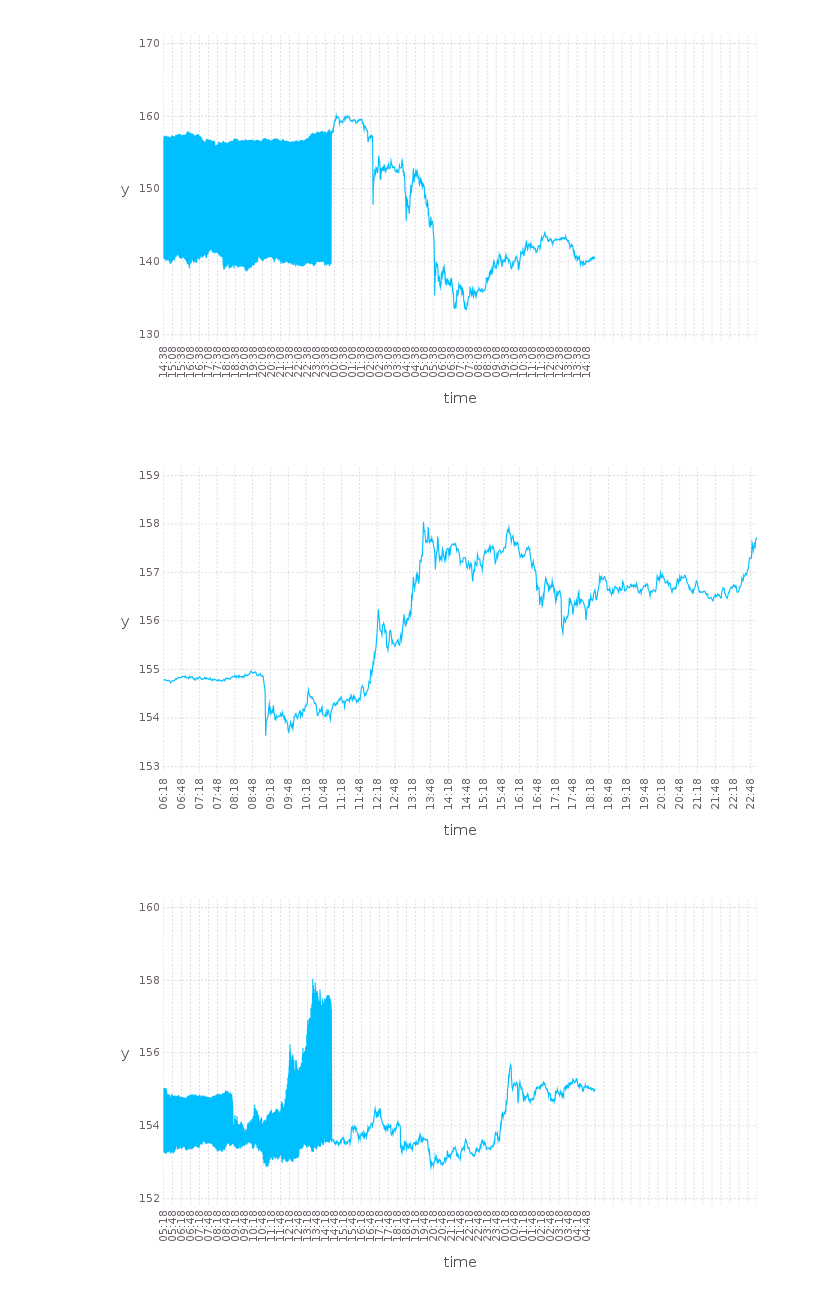
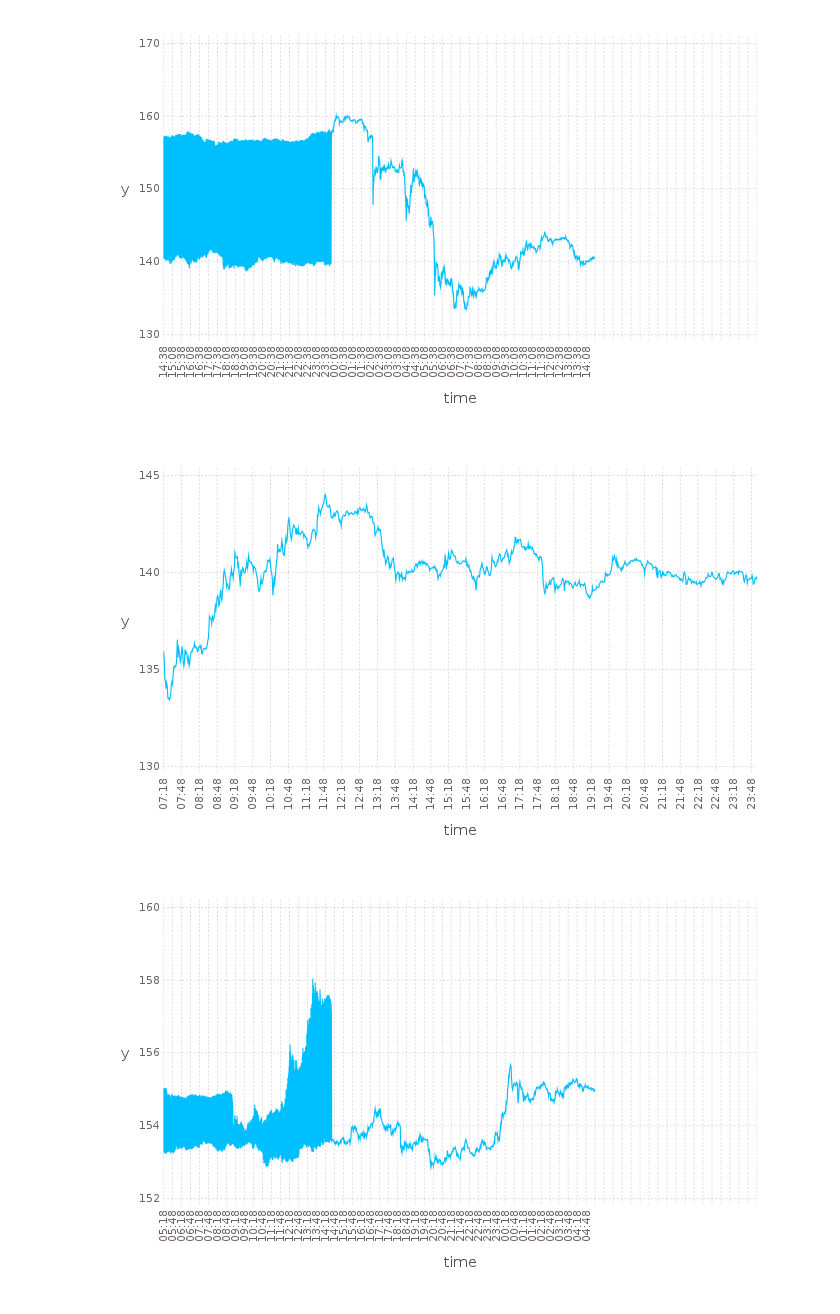
Before and after one commit to sould3mon/julia_testing, a Jupyter notebook: Plot bug large data artifacts.ipynb, the cells around one changed output. Cells and saved outputs as stored; diff of their text form; code cells hidden in the pictures.

```diff
--- a/Plot bug large data artifacts.ipynb
+++ b/Plot bug large data artifacts.ipynb
@@ -34,16 +34,16 @@ Guide.xticks(ticks=[1:30:length(data_size)],orientation=:vertical)
 # %% [output]
 [figure]
 # %%
-# lets watch overlapping dataset (1k should not yet introduce artifacts)
-my_start = 2500
-my_end = 1500
+
+my_start = 1000
+my_end = 1
 data_size=df[:Time][end-my_start:end-my_end]
 plot(x=data_size,y=df[:close][end-my_start:end-my_end],Geom.line,
 Guide.xlabel("time"),
 Guide.xticks(ticks=[1:30:length(data_size)],orientation=:vertical)
 )
 # %% [output]
-[figure, old version]
+[figure, new version]
 # %%
 #increase to 2k
 my_start = 4000
```
